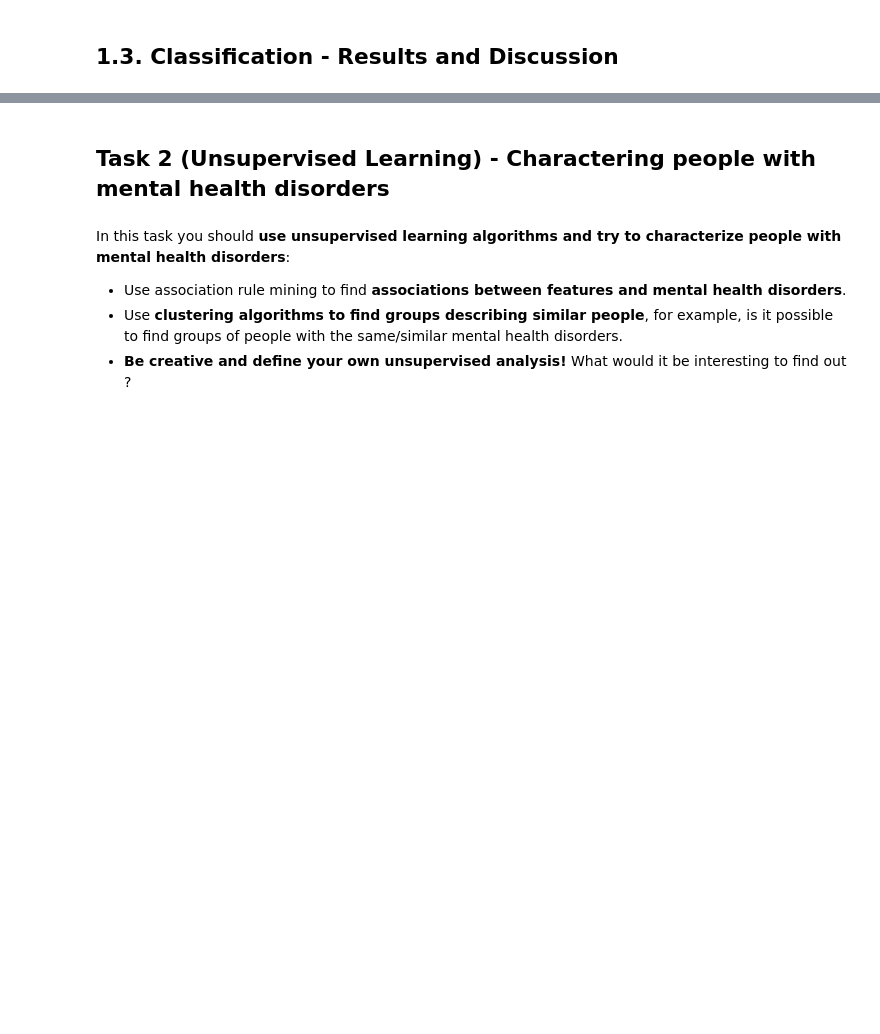
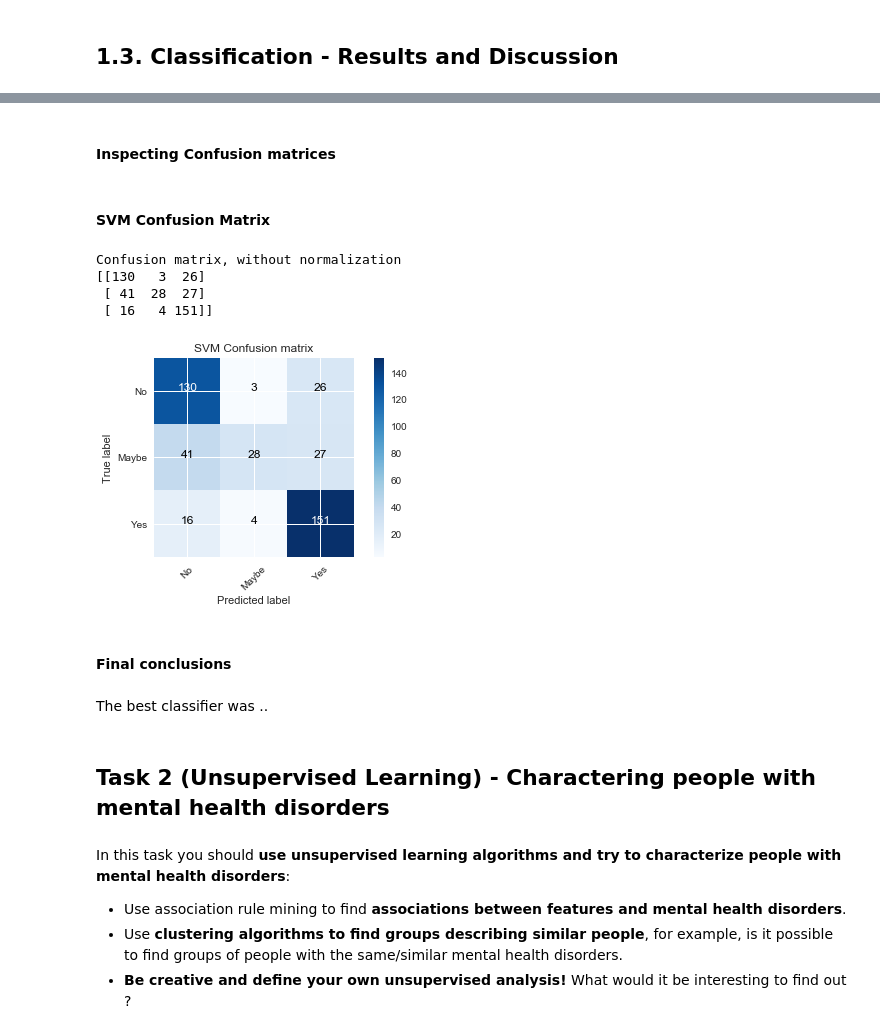
Before and after one commit to flaviacmr/Aprendizagem_Automatica, a Jupyter notebook: AA_201819_Project/AA_201819_Project/AA_201819_Project_MR.ipynb, the cells around one changed output, grey strips where cells are left out. Saved outputs shown, nothing was run; the diff lists cells and outputs as text; code cells hidden in the pictures; blank space fills up the shorter version.

```diff
--- a/AA_201819_Project/AA_201819_Project/AA_201819_Project_MR.ipynb
+++ b/AA_201819_Project/AA_201819_Project/AA_201819_Project_MR.ipynb
@@ -848,8 +781,0 @@ weighted avg       0.63      0.63      0.63       426
-# %%
-from sklearn.neighbors import NearestNeighbors
-neigh = NearestNeighbors(n_neighbors=1)
-neigh.fit(X_train)
-NearestNeighbors(algorithm='auto', leaf_size=30)
-A = neigh.kneighbors_graph(X)
-
-Y_pred=clf.predict(X_test)
@@ -869,0 +782,3 @@ weighted avg       0.63      0.63      0.63       426
+# %%
+clf_1_best_params = get_parameters_of_best_model(clf_1.cv_results_['mean_test_score'], clf_1.cv_results_['params'])
+print(clf_1_best_params)
@@ -869,0 +792,7 @@ weighted avg       0.63      0.63      0.63       426
+# %%
+# SVM Multi Class Classification>>> X = [[0], [1], [2], [3]]
+from sklearn import svm
+clf_svm_cv = svm.SVC(decision_function_shape='ova', **clf_1_best_params)
+clf_svm_cv.fit(X_train, y_train)
+
+Y_pred_svm_cv=clf_svm_cv.predict(X_test)
@@ -869,0 +816,6 @@ weighted avg       0.63      0.63      0.63       426
+# %%
+from sklearn import svm
+clf_svm = svm.SVC(decision_function_shape='ova')
+clf_svm.fit(X_train, y_train)
+
+Y_pred_svm=clf_svm.predict(X_test)
@@ -963,0 +1161,2 @@ weighted avg       0.86      0.86      0.86       330
+# %% [markdown]
+#### Inspecting Confusion matrices
@@ -963,0 +1202,15 @@ weighted avg       0.86      0.86      0.86       330
+# %% [markdown]
+#### SVM Confusion Matrix
+# %%
+cnf_matrix = confusion_matrix(y_test, Y_pred_svm)
+np.set_printoptions(precision=2)
+
+plt.figure()
+plot_confusion_matrix(cnf_matrix, classes=class_names,
+                      title='SVM Confusion matrix')
+# %% [output]
+Confusion matrix, without normalization
+[[130   3  26]
+ [ 41  28  27]
+ [ 16   4 151]]
+[figure, added]
@@ -964,3 +1223,7 @@ weighted avg       0.86      0.86      0.86       330
+# %% [markdown]
+#### Final conclusions
+# %% [markdown]
+The best classifier was ..
 # %% [markdown]
 ## Task 2 (Unsupervised Learning) - Charactering people with mental health disorders
 # %% [markdown]
```
Also changed, not shown: parts of 75 cells of this notebook.
